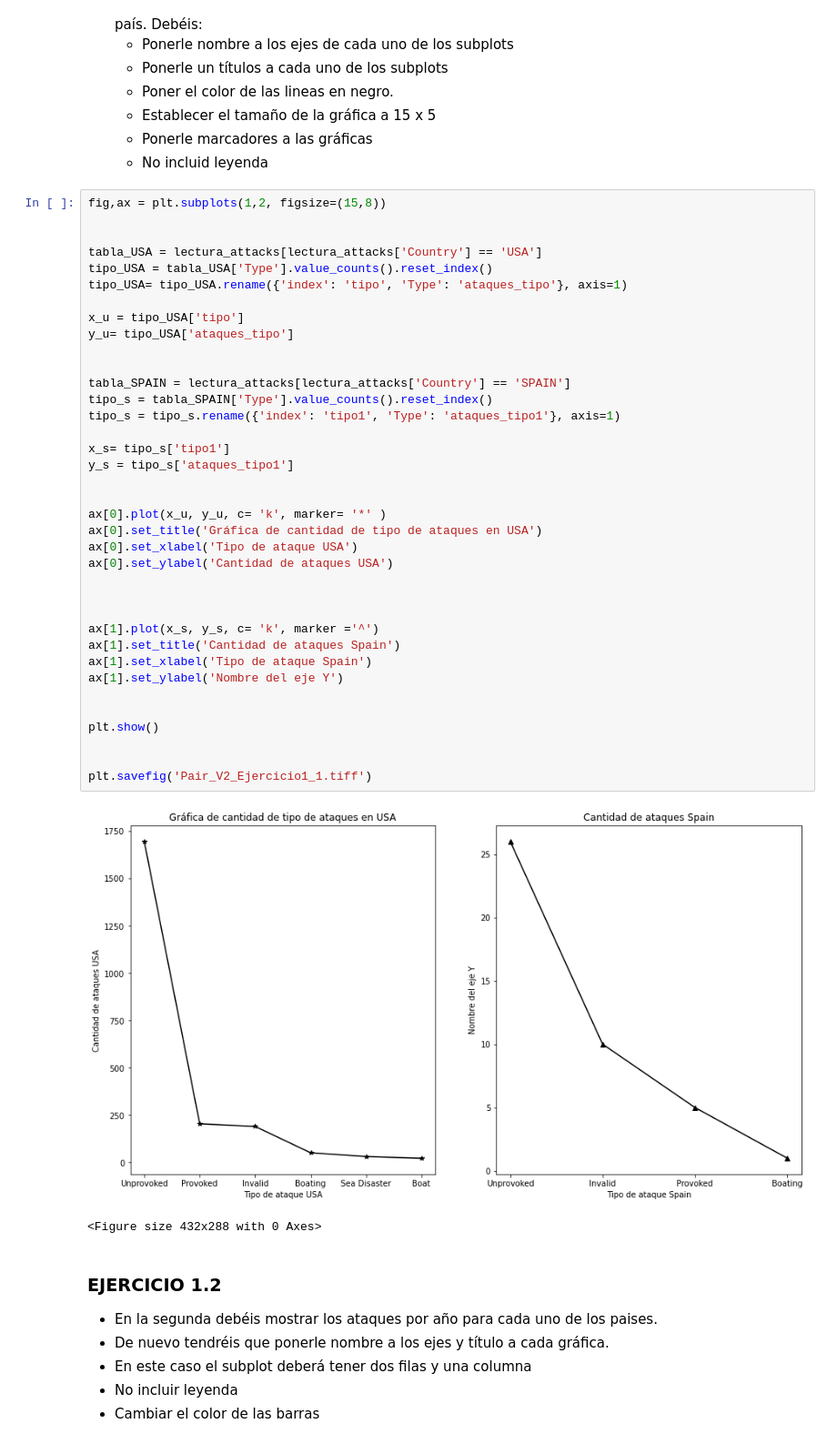
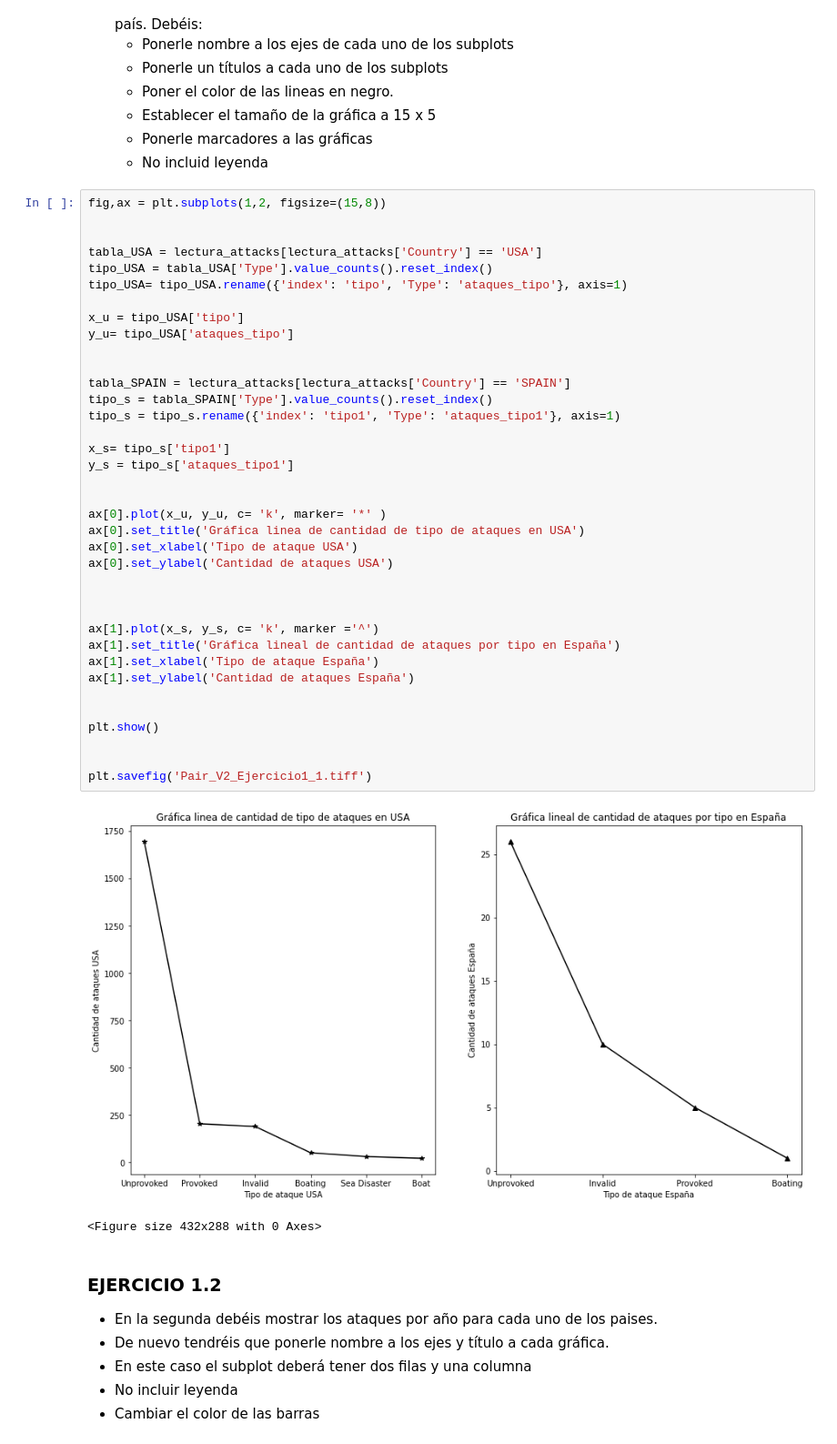
Before and after one commit to Adalab/DA-promo-A-module-2-pairprog-1-pair-3-Alicia-Olivia, a Jupyter notebook: VISUALIZACION/pair_programming_visualizacion_2.ipynb, the cells around one changed output. Shown: that part at 91% size. Drawn from its saved outputs; the diff is of its cells as text.

```diff
--- a/VISUALIZACION/pair_programming_visualizacion_2.ipynb
+++ b/VISUALIZACION/pair_programming_visualizacion_2.ipynb
@@ -30,38 +30,38 @@ fig,ax = plt.subplots(1,2, figsize=(15,8))
 tabla_USA = lectura_attacks[lectura_attacks['Country'] == 'USA']
 tipo_USA = tabla_USA['Type'].value_counts().reset_index()
 tipo_USA= tipo_USA.rename({'index': 'tipo', 'Type': 'ataques_tipo'}, axis=1)
 
 x_u = tipo_USA['tipo']
 y_u= tipo_USA['ataques_tipo']
 
 
 tabla_SPAIN = lectura_attacks[lectura_attacks['Country'] == 'SPAIN']
 tipo_s = tabla_SPAIN['Type'].value_counts().reset_index()
 tipo_s = tipo_s.rename({'index': 'tipo1', 'Type': 'ataques_tipo1'}, axis=1)
 
 x_s= tipo_s['tipo1']
 y_s = tipo_s['ataques_tipo1']
 
 
 ax[0].plot(x_u, y_u, c= 'k', marker= '*' )
-ax[0].set_title('Gráfica de cantidad de tipo de ataques en USA')
+ax[0].set_title('Gráfica linea de cantidad de tipo de ataques en USA')
 ax[0].set_xlabel('Tipo de ataque USA')
 ax[0].set_ylabel('Cantidad de ataques USA')
 
 
 
 ax[1].plot(x_s, y_s, c= 'k', marker ='^')
-ax[1].set_title('Cantidad de ataques Spain')
-ax[1].set_xlabel('Tipo de ataque Spain')
-ax[1].set_ylabel('Nombre del eje Y')
+ax[1].set_title('Gráfica lineal de cantidad de ataques por tipo en España')
+ax[1].set_xlabel('Tipo de ataque España')
+ax[1].set_ylabel('Cantidad de ataques España')
 
 
 plt.show()
 
 
 plt.savefig('Pair_V2_Ejercicio1_1.tiff')
 # %% [output]
-[figure, old version]
+[figure, new version]
 <Figure size 432x288 with 0 Axes>
 # %% [markdown]
 ### EJERCICIO 1.2
```
Also changed, not shown: parts of 1 cell of this notebook.
